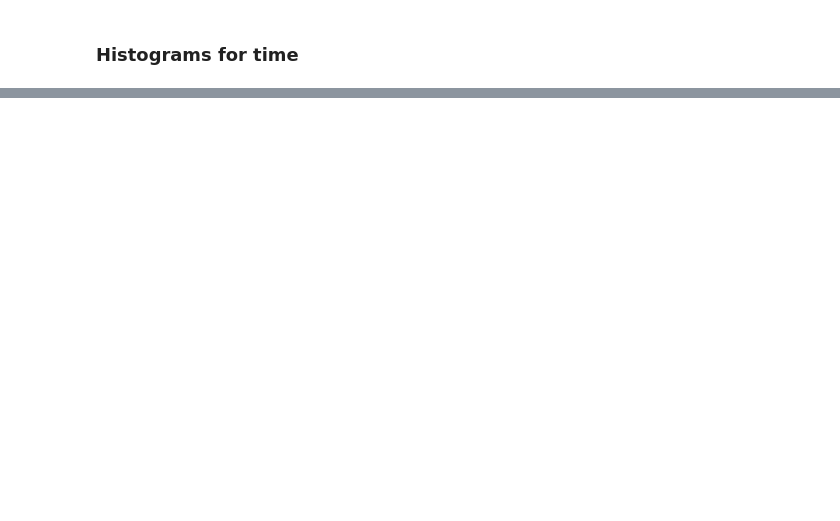
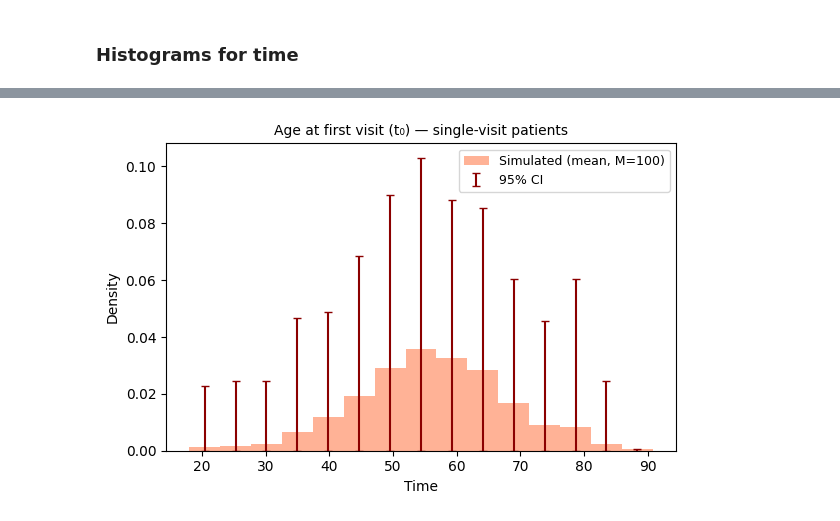
Before and after one commit to JeanJNMV/leaspy-JointSimulation, a Jupyter notebook: notebooks/2a. Wout data.ipynb, the cells around one changed output, grey strips where cells are left out. Drawn from its saved outputs; the diff is of its cells as text; code cells hidden in the pictures; blank space fills up the shorter version.

```diff
--- a/notebooks/2a. Wout data.ipynb
+++ b/notebooks/2a. Wout data.ipynb
@@ -313,0 +316,39 @@ No patients with exactly one visit were found in any simulation.
+# %%
+
+# --- Histograms for single-visit patients ---
+
+if len(single_visit_sims_non_empty) == 0:
+    print("No single-visit patients found in any simulation.")
+else:
+    t0_per_sv = [
+        df_s.groupby('ID')['TIME'].min().values
+        for df_s in single_visit_sims_non_empty
+    ]
+
+    all_vals = np.concatenate(t0_per_sv)
+    bin_edges = np.linspace(all_vals.min(), all_vals.max(), 16)
+    bin_centers = 0.5 * (bin_edges[:-1] + bin_edges[1:])
+
+    all_densities = np.array([
+        np.histogram(b, bins=bin_edges, density=True)[0] for b in t0_per_sv
+    ])
+    mean_d = all_densities.mean(axis=0)
+    lo_d   = np.maximum(np.percentile(all_densities, 2.5, axis=0), 0)
+    hi_d   = np.percentile(all_densities, 97.5, axis=0)
+
+    fig, ax = plt.subplots(figsize=(6, 4))
+    ax.bar(bin_centers, mean_d, width=np.diff(bin_edges),
+           alpha=0.6, label=f'Simulated (mean, M={len(single_visit_sims_non_empty)})', color='coral')
+    ax.errorbar(bin_centers, mean_d,
+                yerr=[np.maximum(mean_d - lo_d, 0), np.maximum(hi_d - mean_d, 0)],
+                fmt='none', color='darkred', capsize=3, label='95% CI')
+
+    ax.set_title('Age at first visit (t₀) — single-visit patients', fontsize=10)
+    ax.set_xlabel('Time')
+    ax.set_ylabel('Density')
+    ax.set_ylim(bottom=0)
+    ax.legend(fontsize=9)
+    plt.tight_layout()
+    plt.show()
+# %% [output]
+[figure, added]
```
Also changed, not shown: parts of 9 cells of this notebook, 3 other files.
